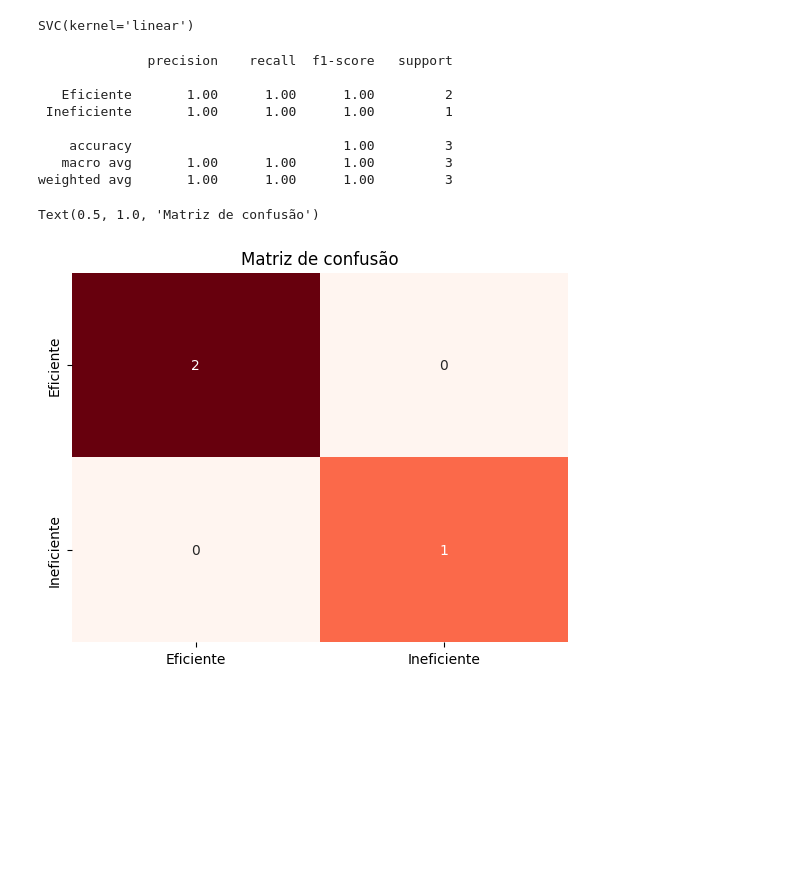
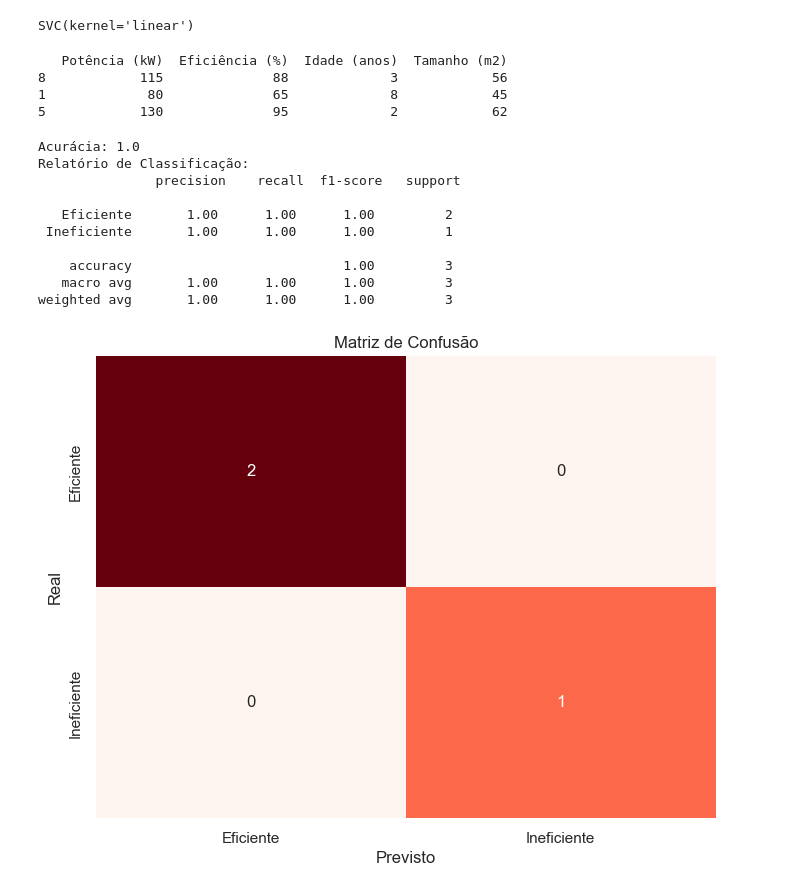
Before and after one commit to sarahsilvap/IA-e-BigData, a Jupyter notebook: Aula 08/exercicio1.ipynb, the cells around one changed output. Saved outputs shown, nothing was run; the diff lists cells and outputs as text; code cells hidden in the pictures; blank space fills up the shorter version.

```diff
--- a/Aula 08/exercicio1.ipynb
+++ b/Aula 08/exercicio1.ipynb
@@ -30,3 +44,10 @@ SVC(kernel='linear')
 # %%
 # Fazendo previsões no conjunto de teste
 y_pred = svm_model.predict(X_test)
+
+print(X_test)
+# %% [output]
+   Potência (kW)  Eficiência (%)  Idade (anos)  Tamanho (m2)
+8            115              88             3            56
+1             80              65             8            45
+5            130              95             2            62
@@ -37,10 +55,13 @@ y_pred = svm_model.predict(X_test)
 # Avaliando o desempenho do modelo
 accuracy = accuracy_score(y_test, y_pred)
 classification_rep = classification_report(y_test, y_pred)
-print(classification_rep) #mostra um resumo
-cm = confusion_matrix(y_test,y_pred)
+
+print("Acurácia:", accuracy)
+print("Relatório de Classificação:\n", classification_rep)
 # %% [output]
-              precision    recall  f1-score   support
+Acurácia: 1.0
+Relatório de Classificação:
+               precision    recall  f1-score   support
 
    Eficiente       1.00      1.00      1.00         2
  Ineficiente       1.00      1.00      1.00         1
@@ -49,11 +70,14 @@ cm = confusion_matrix(y_test,y_pred)
    macro avg       1.00      1.00      1.00         3
 weighted avg       1.00      1.00      1.00         3
 # %%
+# Plotando a matriz de confusão
+plt.figure(figsize=(8, 6))
 sns.heatmap(cm, annot=True, fmt='d', cmap='Reds', cbar=False,
-            xticklabels = ['Eficiente', 'Ineficiente'],
-            yticklabels = ['Eficiente', 'Ineficiente'])
-
-plt.title('Matriz de confusão')
+            xticklabels=['Eficiente', 'Ineficiente'],
+            yticklabels=['Eficiente', 'Ineficiente'])
+plt.title('Matriz de Confusão')
+plt.xlabel('Previsto')
+plt.ylabel('Real')
+plt.show()
 # %% [output]
-Text(0.5, 1.0, 'Matriz de confusão')
-[figure, old version]
+[figure, new version]
```
Also changed, not shown: parts of 3 cells of this notebook.
